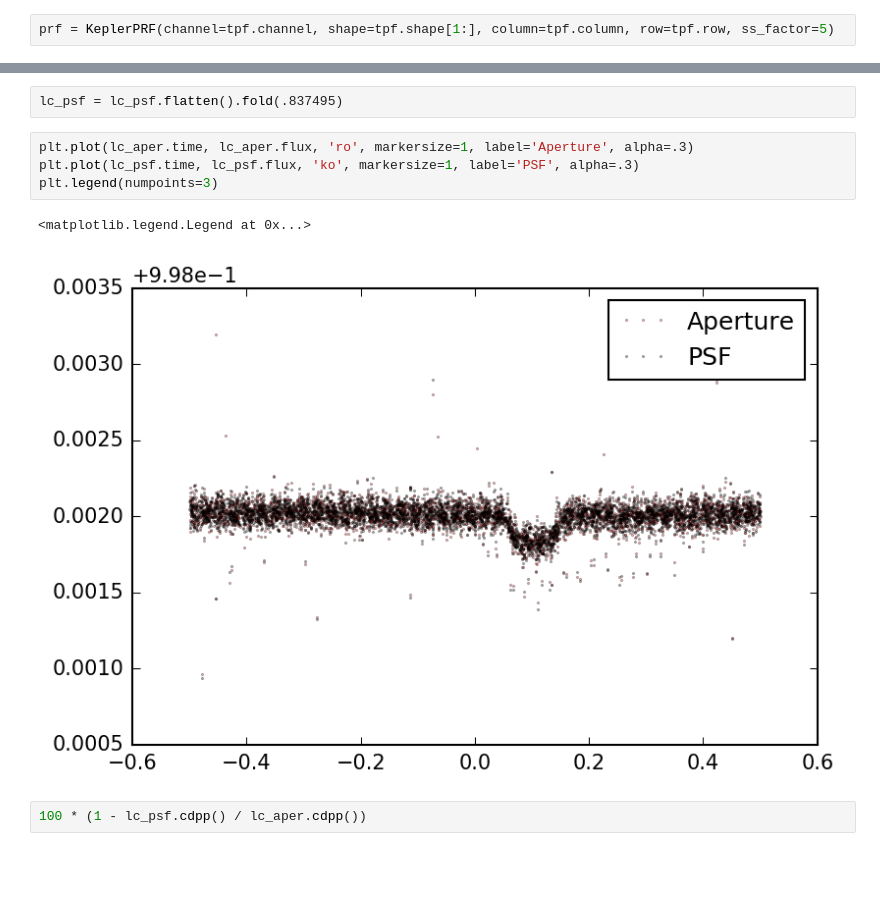
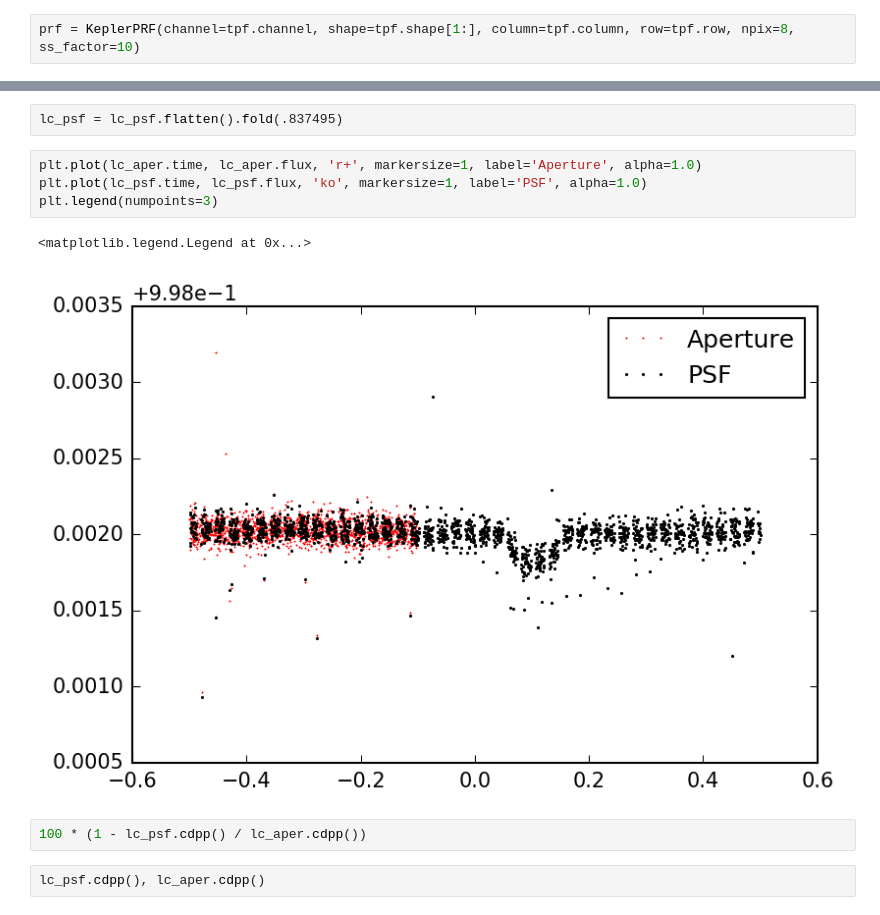
Before and after one commit to mirca/vaneska, a Jupyter notebook: examples/interp_grad_demo.ipynb, the cells around one changed output, grey strips where cells are left out. Drawn from its saved outputs; the diff is of its cells as text; blank space fills up the shorter version.

```diff
--- a/examples/interp_grad_demo.ipynb
+++ b/examples/interp_grad_demo.ipynb
@@ -33,7 +33,7 @@ tpf.shape
 # %% [output]
 (4492, 8, 7)
 # %%
-prf = KeplerPRF(channel=tpf.channel, shape=tpf.shape[1:], column=tpf.column, row=tpf.row, ss_factor=5)
+prf = KeplerPRF(channel=tpf.channel, shape=tpf.shape[1:], column=tpf.column, row=tpf.row, npix=8, ss_factor=10)
 # %%
 np.shape(prf.supersampled_prf)
 
@@ -274,11 +215,13 @@ lc_aper = lc_aper.flatten().fold(.837495)
 # %%
 lc_psf = lc_psf.flatten().fold(.837495)
 # %%
-plt.plot(lc_aper.time, lc_aper.flux, 'ro', markersize=1, label='Aperture', alpha=.3)
-plt.plot(lc_psf.time, lc_psf.flux, 'ko', markersize=1, label='PSF', alpha=.3)
+plt.plot(lc_aper.time, lc_aper.flux, 'r+', markersize=1, label='Aperture', alpha=1.0)
+plt.plot(lc_psf.time, lc_psf.flux, 'ko', markersize=1, label='PSF', alpha=1.0)
 plt.legend(numpoints=3)
 # %% [output]
 <matplotlib.legend.Legend at 0x...>
-[figure, old version]
+[figure, new version]
 # %%
 100 * (1 - lc_psf.cdpp() / lc_aper.cdpp())
+# %%
+lc_psf.cdpp(), lc_aper.cdpp()
```
Also changed, not shown: parts of 8 cells of this notebook, 1 other file.
